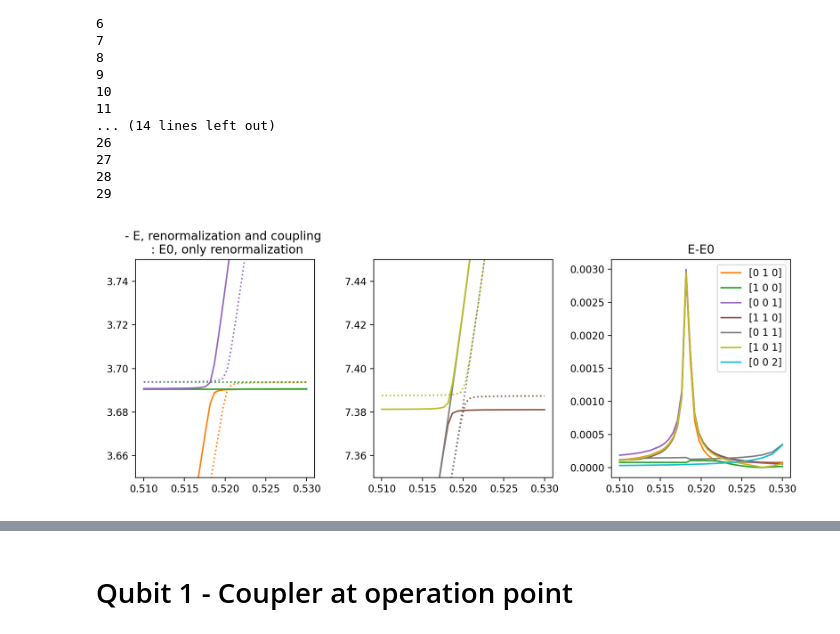
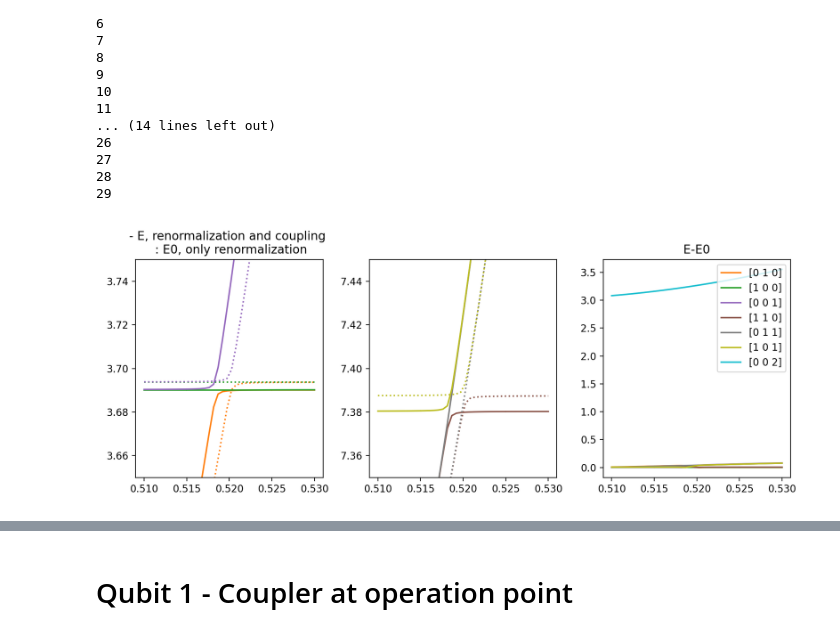
Before and after one commit to GabrielJauma/tunable-capacitive-coupling-flux-qubits, a Jupyter notebook: KIT/Experiments/qubit_C_qubit_C_qubit - coupling analysis.ipynb, the cells around one changed output, grey strips where cells are left out. Drawn from its saved outputs; the diff is of its cells as text; code cells hidden in the pictures.

```diff
--- a/KIT/Experiments/qubit_C_qubit_C_qubit - coupling analysis.ipynb
+++ b/KIT/Experiments/qubit_C_qubit_C_qubit - coupling analysis.ipynb
@@ -183,11 +206,11 @@ for i, color in enumerate(colors):
         continue
     for ax in [ax1, ax2, ax3]:
         if ax != ax3:
-            circuit_full_index = np.where( np.all(N_circuits_full[0,:][:,[0,2,4]] == N_circuits_nores[0,i], axis=1) )[0][0]
-            ax.plot(φ_ext_2_values, E_circuits_full[:,circuit_full_index], color=color)
-            ax.plot(φ_ext_2_values, E_circuits_nores[:,i], ':', color=color)
+            circuit_full_index = np.where( np.all(N_circuits_full_A[0,:][:,[0,2,4]] == N_circuits_nores_A[0,i], axis=1) )[0][0]
+            ax.plot(φ_ext_2_values, E_circuits_full_A[:,circuit_full_index], color=color)
+            ax.plot(φ_ext_2_values, E_circuits_nores_A[:,i], ':', color=color)
         else:
-            ax.plot(φ_ext_2_values, np.abs(E_circuits_nores[:,i]-E_circuits_full[:,circuit_full_index]), color=color, label=N_circuits_nores[0,i])
+            ax.plot(φ_ext_2_values, np.abs(E_circuits_nores_A[:,i]-E_circuits_full_A[:,circuit_full_index]), color=color, label=N_circuits_nores_A[0,i])
 
 ax1.set_title('- E, renormalization and coupling \n : E0, only renormalization')
 ax3.set_title(' E-E0 ')
@@ -210,7 +233,7 @@ plt.close('all')
 CF_1, LF_1, EJ_1, _, _      = np.load(opt_dir +  '/qubit_1' + '.npz')['parameters_opt']
 C_int_11, CR_1, LR_1, _, _  = np.load(opt_dir +  '/resonator_1' + '.npz')['parameters_opt']
 CF_2, LF_2, EJ_2, _, _      = np.load(opt_dir +  '/qubit_2' + '.npz')['parameters_opt']
-C_int_22, CR_2, LR_2, _, _  = np.load(opt_dir +  '/resonator_2' + '.npz')['parameters_opt']
+CR_2, LR_2, Δ_2, _, _       = np.load(opt_dir +  '/resonator_2' + '.npz')['parameters_opt']
 CF_3, LF_3, EJ_3, _, _      = np.load(opt_dir +  '/qubit_3' + '.npz')['parameters_opt']
 C_int_33, CR_3, LR_3, _, _  = np.load(opt_dir +  '/resonator_3' + '.npz')['parameters_opt']
 C_int_12, _, _, _           = np.load(opt_dir +  '/qubit_1_qubit_2' + '.npz')['parameters_opt']
@@ -219,7 +242,7 @@ C_int_12, C_int_23, C_int_13, _, _, _, _, _, _, _, _, _= np.load(opt_dir +  '/qu
 C_int_13 = 550000.000
 # %%
 C_diag       = [CF_1, CR_1, CF_2, CR_2, CF_3, CR_3  ]
-C_int_diag   = [C_int_11, C_int_22, C_int_33        ]
+C_int_diag   = [C_int_11, _, C_int_33               ]
 C_int        = [C_int_12, C_int_23, C_int_13        ]
 C_inv_circuits_nores = sq_ext. C_mat_from_C_int(C_diag, C_int_diag, C_int, only_qubit_modes=True)
 # %%
@@ -232,8 +255,9 @@ _, _, ω_q3, μ_q3 =  np.load(opt_dir_low_ene +  '/qubit_3' + '.npz')['parameter
 g_list = [g_q1q2, g_q2q3, g_q1q3]
 # %%
 φ_ext_2_values = np.concatenate((np.linspace(0.51, 0.515, 5), np.linspace(0.515, 0.525, 20), np.linspace(0.525, 0.53, 5)))
-nmax_f = 7
-nmax_r = 3
+# φ_ext_2_values = np.linspace(0.49,0.51)
+nmax_f = 15
+nmax_r = 6
 n_eig = 8
 n_eig_individual = 3
 
@@ -293,31 +317,33 @@ for i, φ_ext_2 in enumerate(φ_ext_2_values):
 # %%
 fig, (ax1, ax2, ax3) = plt.subplots(ncols=3, figsize = [10,4], dpi=200)
 
 colors = figs.generate_colors_from_colormap(n_eig, 'tab10')
 
 ax2.plot([], label=' F  F  F', color='white')
 for i, color in enumerate(colors):
     if i ==0:
         continue
     for ax in [ax1, ax2, ax3]:
         if ax != ax3:
             ax.plot(φ_ext_2_values, E_circuits_nores[:,i], color=color)
             ax.plot(φ_ext_2_values, E_low_energy[:,i], ':', color=color)
         else:
-            ax.plot(φ_ext_2_values, np.abs(E_circuits_nores[:,i]-E0_circuits_nores[:,i]), color=color, label=N_circuits_nores[0,i])
+            ax.plot(φ_ext_2_values, np.abs(E_circuits_nores[:,i]-E_low_energy[:,i]), color=color, label=N_circuits_nores[0,i])
 
 ax1.set_title('- E, renormalization and coupling \n : E0, only renormalization')
 ax3.set_title(' E-E0 ')
 
 ax3.legend(loc='upper right')
 
+# ax1.set_ylim([3.4,3.6])
+# ax3.set_ylim([0,0.01])
 ax1.set_ylim([3.65,3.75])
 ax2.set_ylim([7.35,7.45])
 #ax.set_ylabel(r'$')
 #ax.set_xlabel(r'$')
 #ax.set_title(r'$')
 fig.tight_layout()
 fig.show()
 plt.close('all')
 # %% [output]
-[figure, old version]
+[figure, new version]
```
Also changed, not shown: parts of 10 cells of this notebook, 5 other files.
